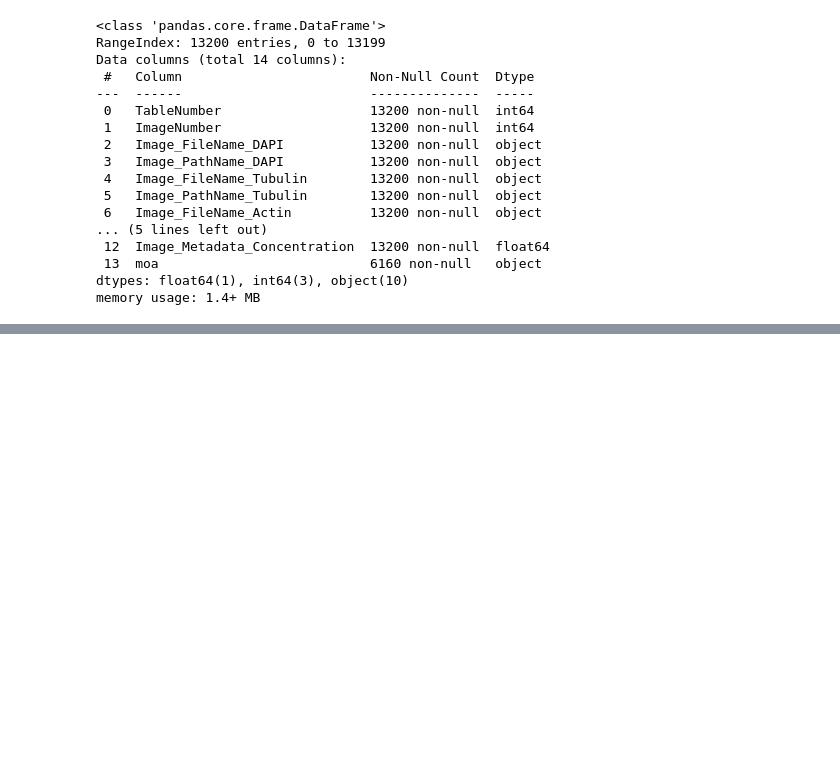
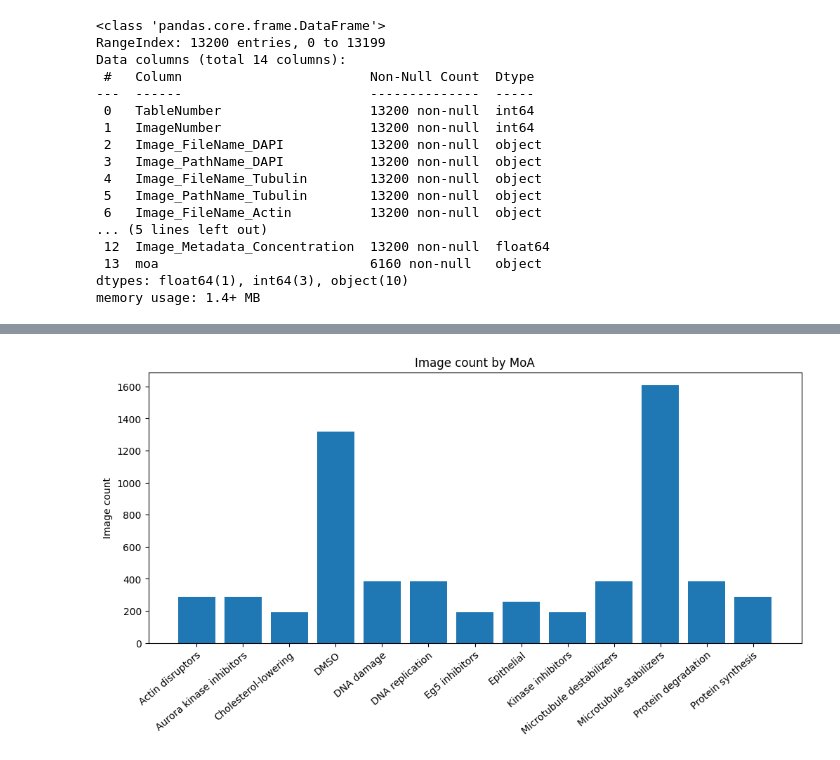
Before and after one commit to mattHG70/SIADS696_Milestone2, a Jupyter notebook: notebooks/milestone2_data_explore.ipynb, the cells around one changed output, grey strips where cells are left out. Saved outputs shown, nothing was run; the diff lists cells and outputs as text; code cells hidden in the pictures; blank space fills up the shorter version.

```diff
--- a/notebooks/milestone2_data_explore.ipynb
+++ b/notebooks/milestone2_data_explore.ipynb
@@ -381,0 +399,14 @@ Images w known MoA 6160
+# %%
+df_known_moa = df_image_moa[~df_image_moa['moa'].isnull()]
+df_known_moa_count = (df_known_moa.groupby(['moa'])['ImageNumber'].count()
+                      .to_frame()
+                      .reset_index())
+
+fig, ax = plt.subplots(figsize=(12,5))
+ax.bar(df_known_moa_count['moa'], df_known_moa_count['ImageNumber'])
+ax.set_ylabel('Image count')
+ax.set_title('Image count by MoA')
+plt.setp(ax.get_xticklabels(), rotation=40, ha='right', rotation_mode='anchor')
+plt.show()
+# %% [output]
+[figure, added]
```
Also changed, not shown: parts of 10 cells of this notebook.
